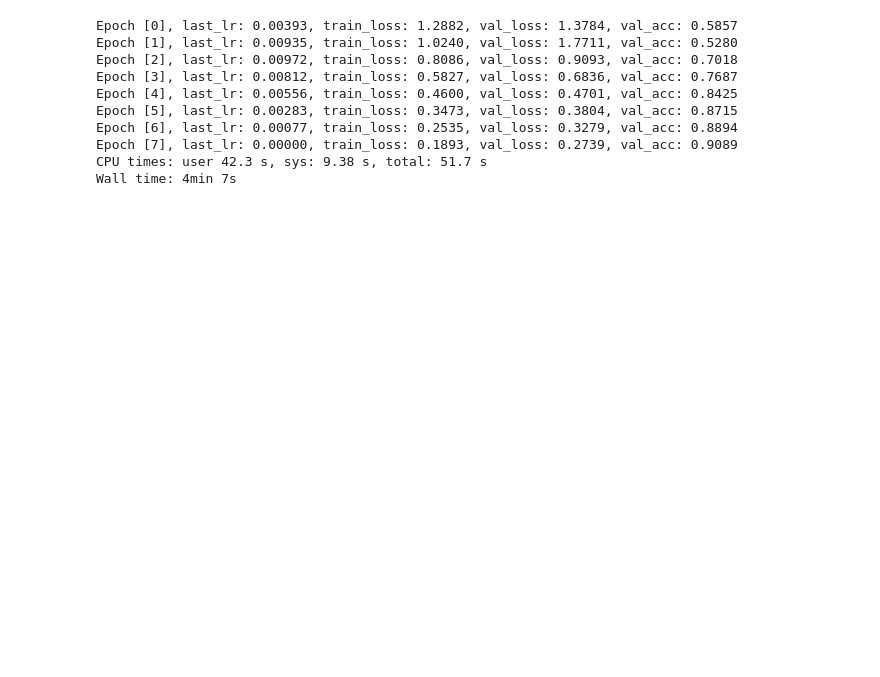
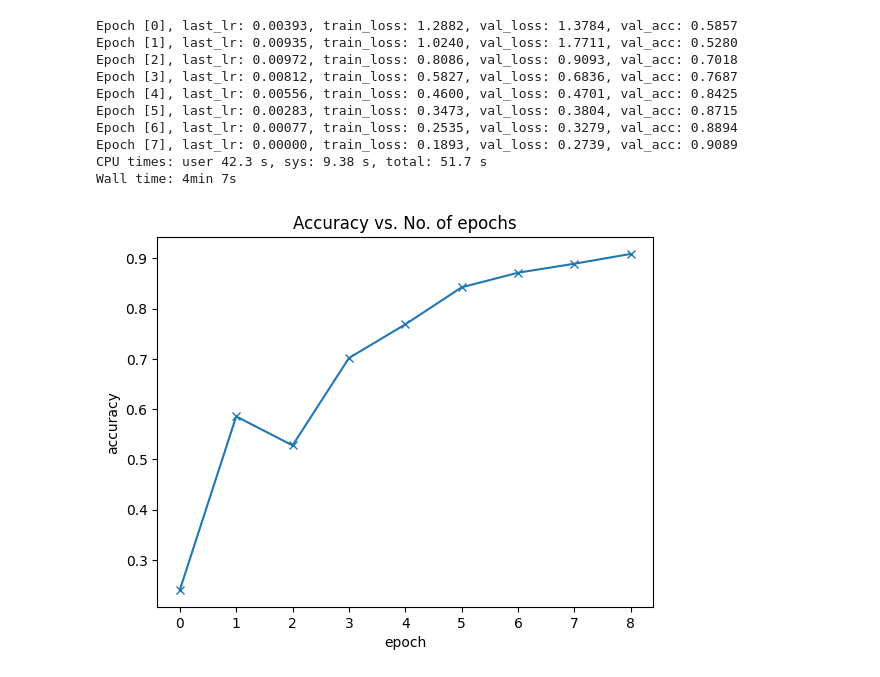
Before and after one commit to kamlesh-ops/Proj-files, a Jupyter notebook: CIFAR10_Resnet18.ipynb, the cells around one changed output. Saved outputs shown, nothing was run; the diff lists cells and outputs as text; code cells hidden in the pictures; blank space fills up the shorter version.

```diff
--- a/CIFAR10_Resnet18.ipynb
+++ b/CIFAR10_Resnet18.ipynb
@@ -308,12 +308,6 @@ max_lr = 0.01
 grad_clip = 0.1
 weight_decay = 1e-4
 opt_func = torch.optim.Adam
-# %%
-%%time
-history += fit_one_cycle(epochs, max_lr, model, train_loader, val_loader,
-                             grad_clip=grad_clip,
-                             weight_decay=weight_decay,
-                             opt_func=opt_func)
 # %%
 %%time
 history += fit_one_cycle(epochs, max_lr, model, train_loader, val_loader,
@@ -339,5 +335,9 @@ def plot_accuracies(history):
     plt.xlabel('epoch')
     plt.ylabel('accuracy')
     plt.title('Accuracy vs. No. of epochs');
+# %%
+plot_accuracies(history)
+# %% [output]
+[figure, added]
 # %%
 def plot_losses(history):
```
Also changed, not shown: parts of 4 cells of this notebook.
